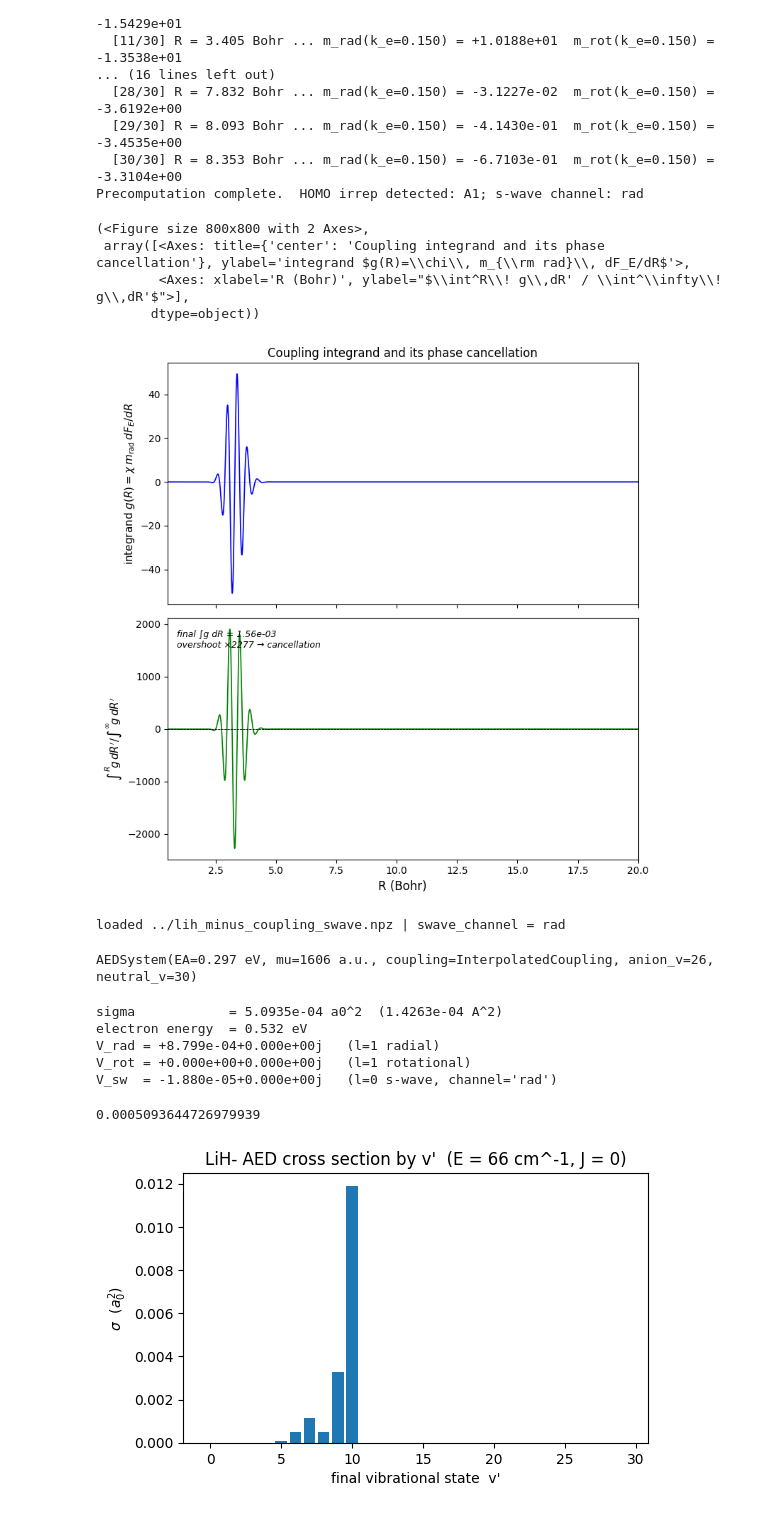
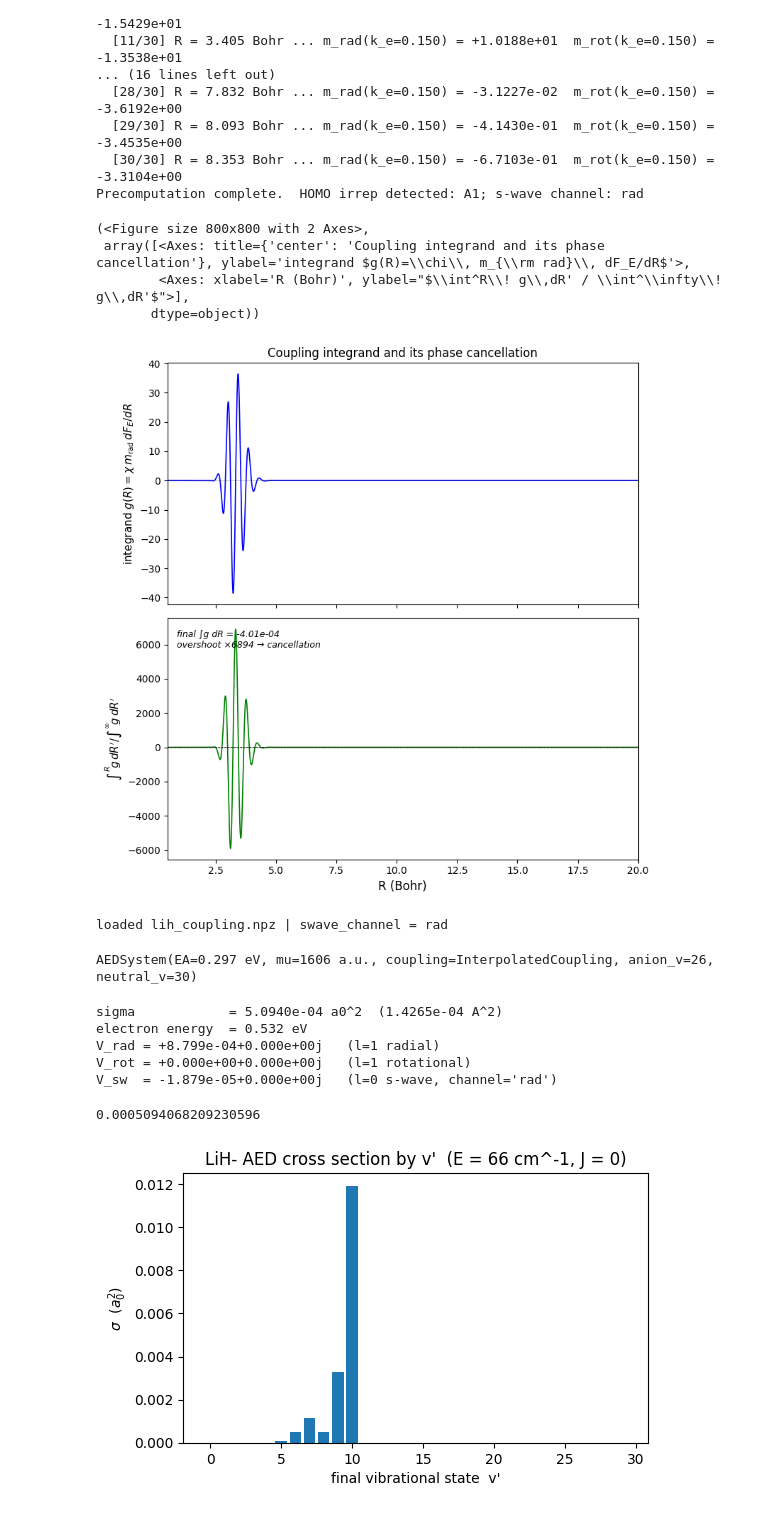
Before and after one commit to MilaimKas/AED_rate, a Jupyter notebook: notebooks/draft.ipynb, the cells around one changed output. Drawn from its saved outputs; the diff is of its cells as text; code cells hidden in the pictures.

```diff
--- a/notebooks/draft.ipynb
+++ b/notebooks/draft.ipynb
@@ -111,26 +111,22 @@ Precomputation complete.  HOMO irrep detected: A1; s-wave channel: rad
 # %%
 # Inspect coupling integrand
 
-coupling = InterpolatedCoupling.from_npz("lih_coupling.npz")
+coupling = InterpolatedCoupling.from_npz("lih_minus_coupling_swave.npz")
 m_rad_R = np.array([coupling.compute_coupling_at_r(R, 0.01).m_rad.real
                     for R in solver.r_grid])
 
 plotting.plot_coupling_integrand(solver.r_grid, bound.wavefunction, m_rad_R, dF_dR)
 # %% [output]
 (<Figure size 800x800 with 2 Axes>,
  array([<Axes: title={'center': 'Coupling integrand and its phase cancellation'}, ylabel='integrand $g(R)=\\chi\\, m_{\\rm rad}\\, dF_E/dR$'>,
         <Axes: xlabel='R (Bohr)', ylabel="$\\int^R\\! g\\,dR' / \\int^\\infty\\! g\\,dR'$">],
        dtype=object))
-[figure, old version]
+[figure, new version]
 # %%
-#  Cross sections & state-to-state exploration
+# Create AED facade
 
-# Coupling that INCLUDES the l=0 s-wave
-_npz = next(p for p in ("../lih_minus_coupling_swave.npz",
-                        "lih_minus_coupling_swave.npz") if Path(p).exists())
-coupling = InterpolatedCoupling.from_npz(_npz)
-assert coupling.swave_channel is not None, "this npz has no s-wave -- re-precompute"
-print("loaded", _npz, "| swave_channel =", coupling.swave_channel)
+# Load couplings
+print("loaded", "lih_coupling.npz", "| swave_channel =", coupling.swave_channel)
 
 system = AEDSystem(
     anion_potential=anion, neutral_potential=neutral, EA=EA,
@@ -140,14 +136,16 @@ system = AEDSystem(
 )
 system
 # %% [output]
-loaded ../lih_minus_coupling_swave.npz | swave_channel = rad
+loaded lih_coupling.npz | swave_channel = rad
 AEDSystem(EA=0.297 eV, mu=1606 a.u., coupling=InterpolatedCoupling, anion_v=26, neutral_v=30)
 # %%
 # State-to-state cross section  sigma_{v',J->J'}(E)
+
 # The facade returns just the number; the low-level calculator returns the
 # full CrossSection object (electron energy + the three coupling integrals).
 
-E = CONSTANTS.cm1_to_hartree(66.0)        # collision energy (Hartree)
+# pick one colission energy
+E = CONSTANTS.cm1_to_hartree(66.0)
 
 # For a sigma-HOMO the s-wave is in the RADIAL channel (Delta J = 0),
 # so J' = J shows V_swave != 0; J' = J +/- 1 (rotational) is l=1 only.
@@ -165,12 +163,12 @@ print(f"V_sw  = {cs.V_swave:+.3e}   (l=0 s-wave, channel='{coupling.swave_channe
 # Facade shortcut: omit J_prime to sum over J' in {J-1, J, J+1}
 system.cross_section(E, J=0, v_prime=6)   # a0^2
 # %% [output]
-sigma            = 5.0935e-04 a0^2  (1.4263e-04 A^2)
+sigma            = 5.0940e-04 a0^2  (1.4265e-04 A^2)
 electron energy  = 0.532 eV
 V_rad = +8.799e-04+0.000e+00j   (l=1 radial)
 V_rot = +0.000e+00+0.000e+00j   (l=1 rotational)
-V_sw  = -1.880e-05+0.000e+00j   (l=0 s-wave, channel='rad')
+V_sw  = -1.879e-05+0.000e+00j   (l=0 s-wave, channel='rad')
-0.0005093644726979939
+0.0005094068209230596
 # %%
 #  Cross section resolved by final vibrational state v'
 
```
Also changed, not shown: parts of 6 cells of this notebook.
